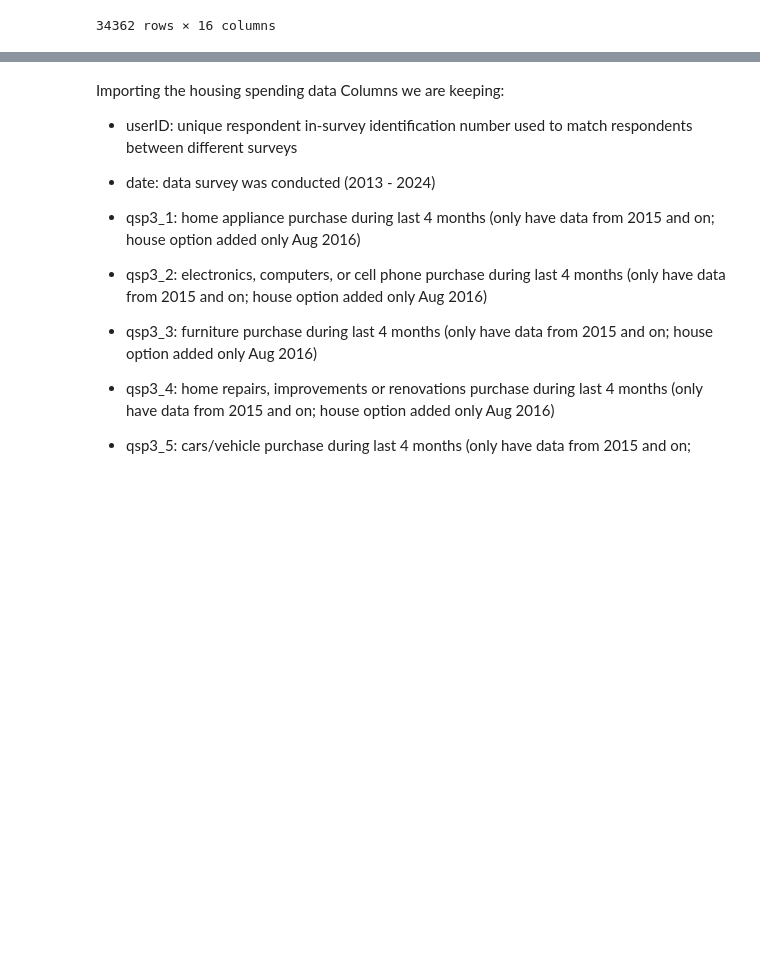
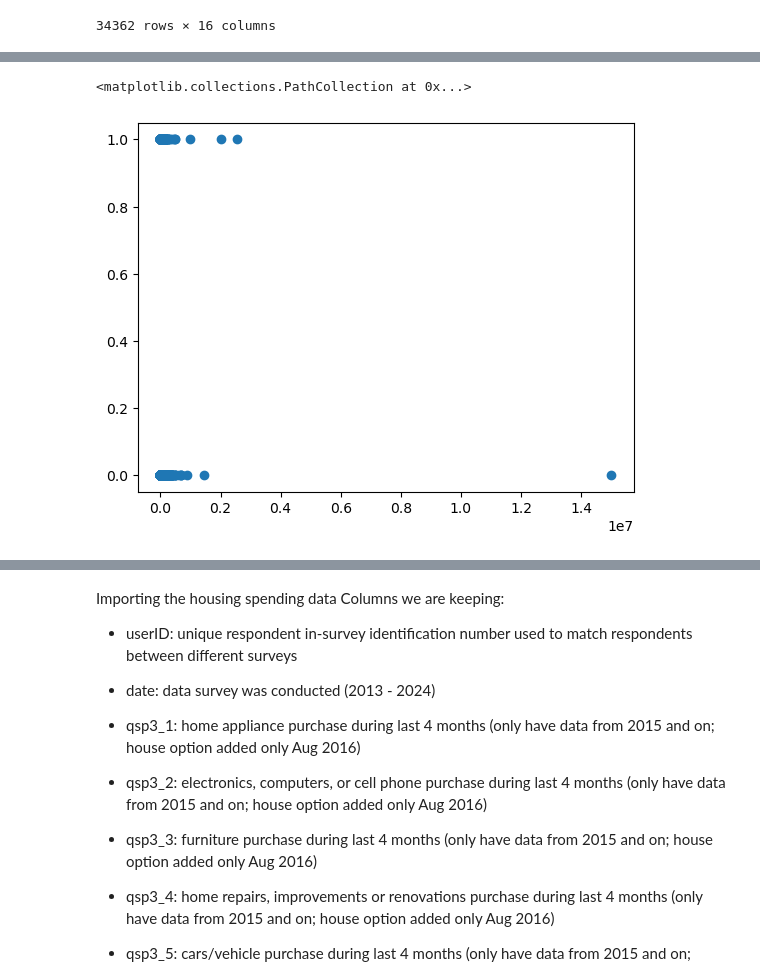
Before and after one commit to yzhao2433/LoanDelinquencyProject, a Jupyter notebook: HW2_datasetExploration.ipynb, the cells around one changed output, grey strips where cells are left out. Cells and saved outputs as stored; diff of their text form; code cells hidden in the pictures; blank space fills up the shorter version.

```diff
--- a/HW2_datasetExploration.ipynb
+++ b/HW2_datasetExploration.ipynb
@@ -64,0 +109,6 @@ Index(['userid', 'date', 'weight', 'N1_3', 'N1_4', 'N1_5', 'N1_6', 'N2_1',
+# %%
+student_loaners = credit_df[(credit_df["N1_3"] == 1)]
+plt.scatter(student_loaners["N2_3"], student_loaners["N15"])
+# %% [output]
+<matplotlib.collections.PathCollection at 0x...>
+[figure, added]
```
Also changed, not shown: parts of 30 cells of this notebook, 1 other file.
